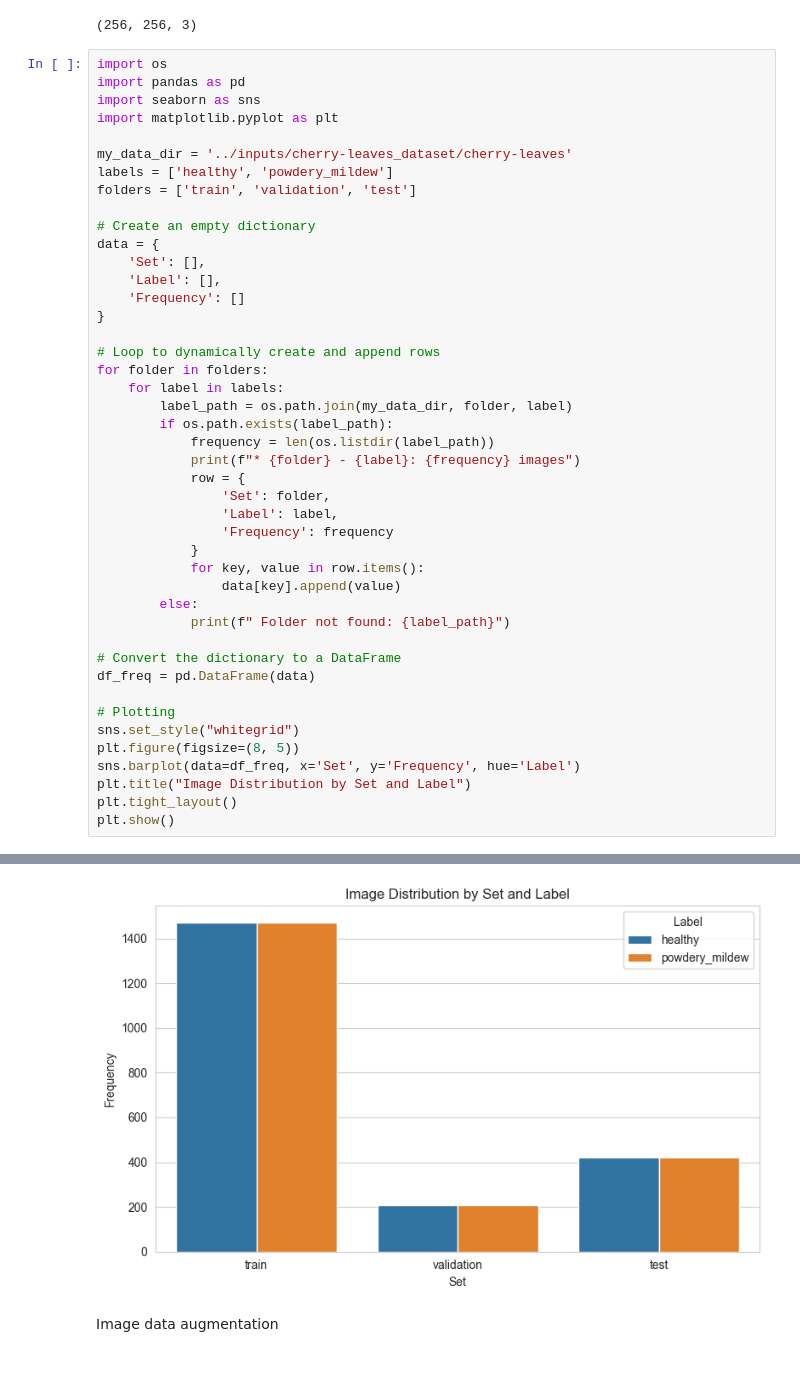
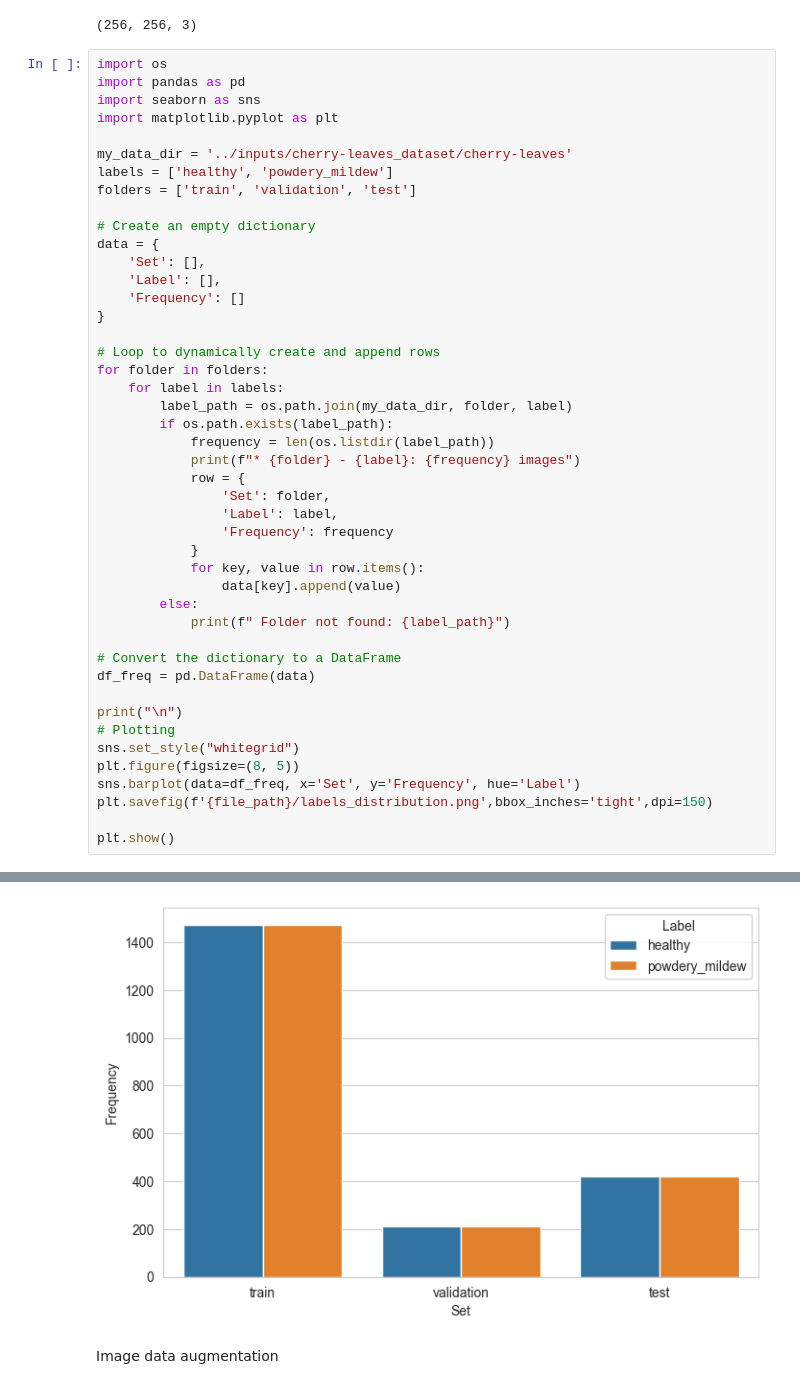
Before and after one commit to omerahm69/project_5, a Jupyter notebook: jupyter_notebooks/Modelling and Evaluating.ipynb, the cells around one changed output, grey strips where cells are left out. Cells and saved outputs as stored; diff of their text form.

```diff
--- a/jupyter_notebooks/Modelling and Evaluating.ipynb
+++ b/jupyter_notebooks/Modelling and Evaluating.ipynb
@@ -107,36 +107,37 @@ for folder in folders:
     for label in labels:
         label_path = os.path.join(my_data_dir, folder, label)
         if os.path.exists(label_path):
             frequency = len(os.listdir(label_path))
             print(f"* {folder} - {label}: {frequency} images")
             row = {
                 'Set': folder,
                 'Label': label,
                 'Frequency': frequency
             }
             for key, value in row.items():
                 data[key].append(value)
         else:
             print(f" Folder not found: {label_path}")
 
 # Convert the dictionary to a DataFrame
 df_freq = pd.DataFrame(data)
 
+print("\n")
 # Plotting
 sns.set_style("whitegrid")
 plt.figure(figsize=(8, 5))
 sns.barplot(data=df_freq, x='Set', y='Frequency', hue='Label')
-plt.title("Image Distribution by Set and Label")
-plt.tight_layout()
+plt.savefig(f'{file_path}/labels_distribution.png',bbox_inches='tight',dpi=150)
+
 plt.show()
 # %% [output]
 * train - healthy: 1472 images
 * train - powdery_mildew: 1472 images
 * validation - healthy: 210 images
 * validation - powdery_mildew: 210 images
 * test - healthy: 422 images
 * test - powdery_mildew: 422 images
-[figure, old version]
+[figure, new version]
 # %% [markdown]
 Image data augmentation
 # %% [markdown]
```
Also changed, not shown: parts of 9 cells of this notebook, 8 other files.
